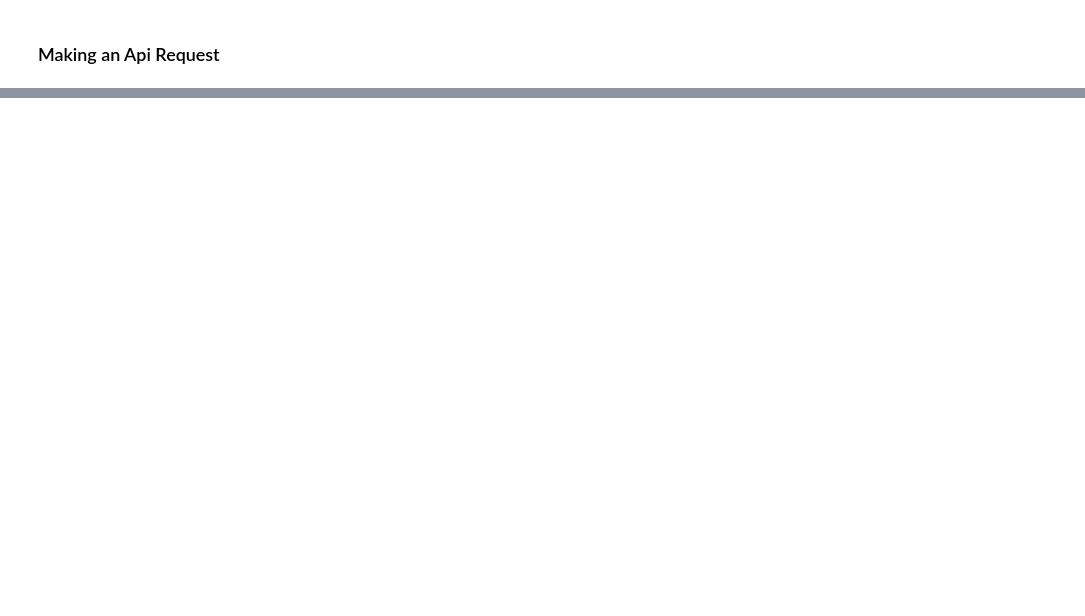
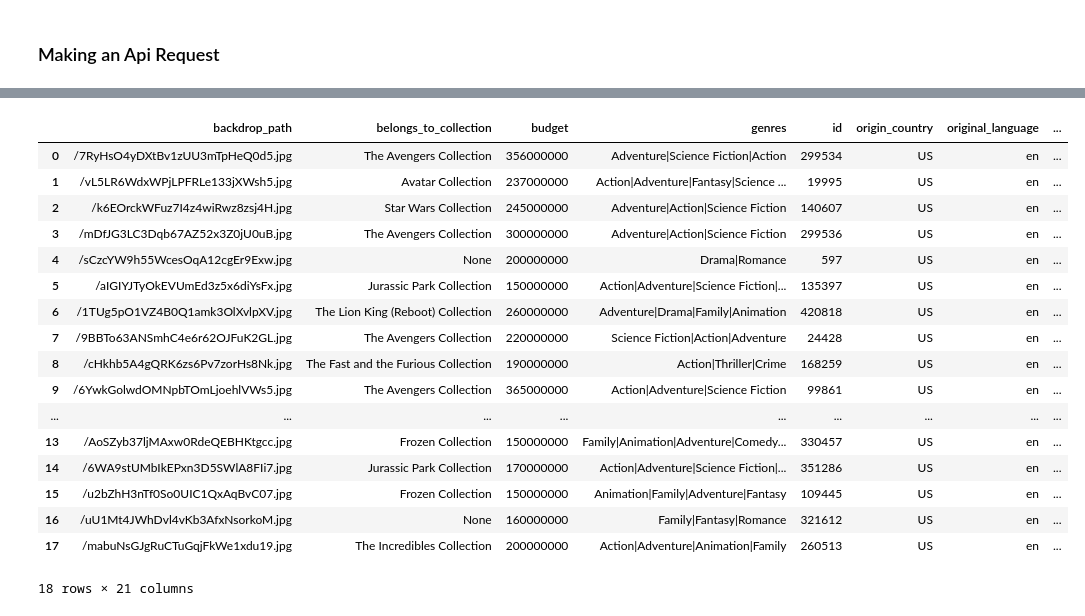
Before and after one commit to GEssuman/data-engineering-labs, a Jupyter notebook: notebook/jupiter_lab.ipynb, the cells around one changed output, grey strips where cells are left out. Saved outputs shown, nothing was run; the diff lists cells and outputs as text; code cells hidden in the pictures; blank space fills up the shorter version.

```diff
--- a/notebook/jupiter_lab.ipynb
+++ b/notebook/jupiter_lab.ipynb
@@ -79,0 +157,27 @@ Success
+# %%
+movies_df['budget'] = pd.to_numeric(movies_df['budget'], errors='coerce')
+movies_df['id'] = pd.to_numeric(movies_df['id'], errors='coerce')
+movies_df['popularity'] = pd.to_numeric(movies_df['popularity'], errors='coerce')
+
+movies_df['release_date'] = pd.to_datetime(movies_df['release_date'], errors='coerce')
+# %%
+movies_df
+# %% [output]
+|  | backdrop_path | belongs_to_collection | budget | genres | id | origin_country | original_language | ... |
+| 0 | /7RyHsO4yDXtBv1zUU3mTpHeQ0d5.jpg | The Avengers Collection | 356000000 | Adventure|Science Fiction|Action | 299534 | US | en | ... |
+| 1 | /vL5LR6WdxWPjLPFRLe133jXWsh5.jpg | Avatar Collection | 237000000 | Action|Adventure|Fantasy|Science ... | 19995 | US | en | ... |
+| 2 | /k6EOrckWFuz7I4z4wiRwz8zsj4H.jpg | Star Wars Collection | 245000000 | Adventure|Action|Science Fiction | 140607 | US | en | ... |
+| 3 | /mDfJG3LC3Dqb67AZ52x3Z0jU0uB.jpg | The Avengers Collection | 300000000 | Adventure|Action|Science Fiction | 299536 | US | en | ... |
+| 4 | /sCzcYW9h55WcesOqA12cgEr9Exw.jpg | None | 200000000 | Drama|Romance | 597 | US | en | ... |
+| 5 | /aIGIYJTyOkEVUmEd3z5x6diYsFx.jpg | Jurassic Park Collection | 150000000 | Action|Adventure|Science Fiction|... | 135397 | US | en | ... |
+| 6 | /1TUg5pO1VZ4B0Q1amk3OlXvlpXV.jpg | The Lion King (Reboot) Collection | 260000000 | Adventure|Drama|Family|Animation | 420818 | US | en | ... |
+| 7 | /9BBTo63ANSmhC4e6r62OJFuK2GL.jpg | The Avengers Collection | 220000000 | Science Fiction|Action|Adventure | 24428 | US | en | ... |
+| 8 | /cHkhb5A4gQRK6zs6Pv7zorHs8Nk.jpg | The Fast and the Furious Collection | 190000000 | Action|Thriller|Crime | 168259 | US | en | ... |
+| 9 | /6YwkGolwdOMNpbTOmLjoehlVWs5.jpg | The Avengers Collection | 365000000 | Action|Adventure|Science Fiction | 99861 | US | en | ... |
+| ... | ... | ... | ... | ... | ... | ... | ... | ... |
+| 13 | /AoSZyb37ljMAxw0RdeQEBHKtgcc.jpg | Frozen Collection | 150000000 | Family|Animation|Adventure|Comedy... | 330457 | US | en | ... |
+| 14 | /6WA9stUMbIkEPxn3D5SWlA8FIi7.jpg | Jurassic Park Collection | 170000000 | Action|Adventure|Science Fiction|... | 351286 | US | en | ... |
+| 15 | /u2bZhH3nTf0So0UIC1QxAqBvC07.jpg | Frozen Collection | 150000000 | Animation|Family|Adventure|Fantasy | 109445 | US | en | ... |
+| 16 | /uU1Mt4JWhDvl4vKb3AfxNsorkoM.jpg | None | 160000000 | Family|Fantasy|Romance | 321612 | US | en | ... |
+| 17 | /mabuNsGJgRuCTuGqjFkWe1xdu19.jpg | The Incredibles Collection | 200000000 | Action|Adventure|Animation|Family | 260513 | US | en | ... |
+18 rows × 21 columns
```
Also changed, not shown: parts of 9 cells of this notebook.
